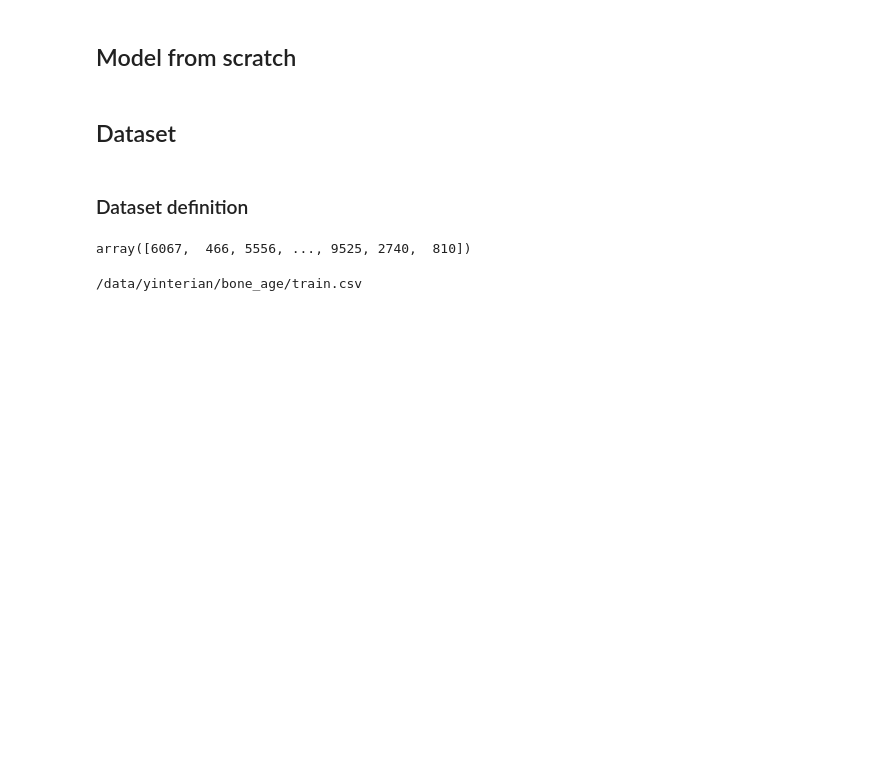
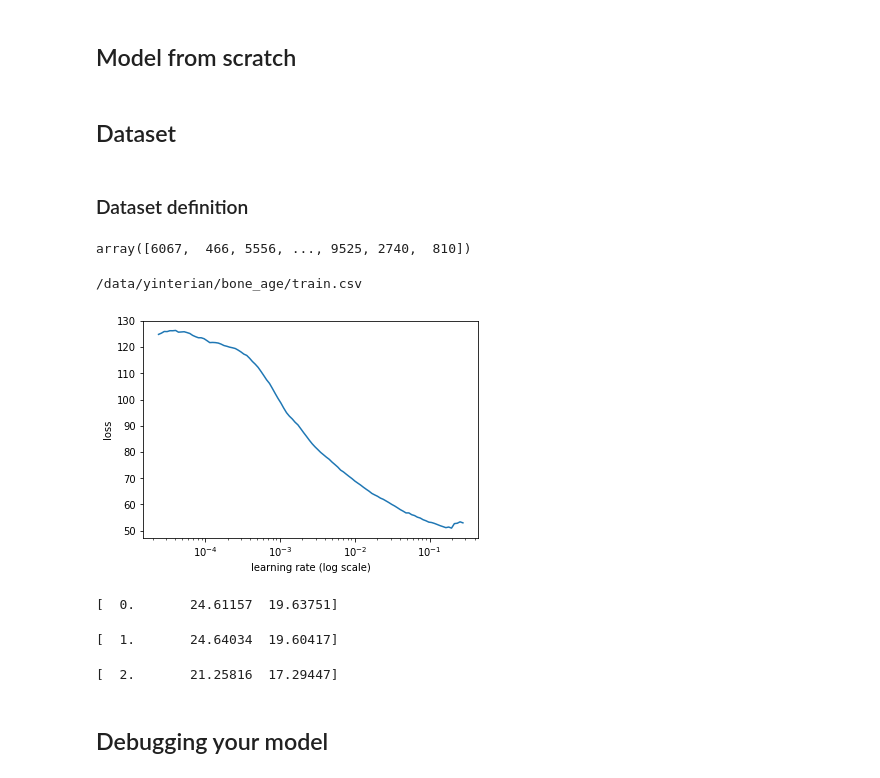
Before and after one commit to yanneta/pytorch-tutorials, a Jupyter notebook: bone-age/bone_age_v2.ipynb, the cells around one changed output. Saved outputs shown, nothing was run; the diff lists cells and outputs as text; code cells hidden in the pictures; blank space fills up the shorter version.

Commit message:
functional model

```diff
--- a/bone-age/bone_age_v2.ipynb
+++ b/bone-age/bone_age_v2.ipynb
@@ -199,8 +199,20 @@ data = ModelMetaData.from_csv(path, img_folder, csv_fname, bs, tfms, val_idxs, s
 # %% [output]
 /data/yinterian/bone_age/train.csv
 # %%
-#learner = data.get_learner()
-#learner.lr_find()
+learner = data.get_learner()
+learner.lr_find()
+# %%
+learner.sched.plot()
+# %% [output]
+[figure, added]
+# %%
+learner.fit(1e-2, 4)
+# %% [output]
+[  0.       24.61157  19.63751]
+[  1.       24.64034  19.60417]
+[  2.       21.25816  17.29447]
+# %% [markdown]
+## Debugging your model
 # %%
 x1, x2, y = next(iter(data.trn_dl))
 # %%
```
Also changed, not shown: parts of 1 cell of this notebook.
